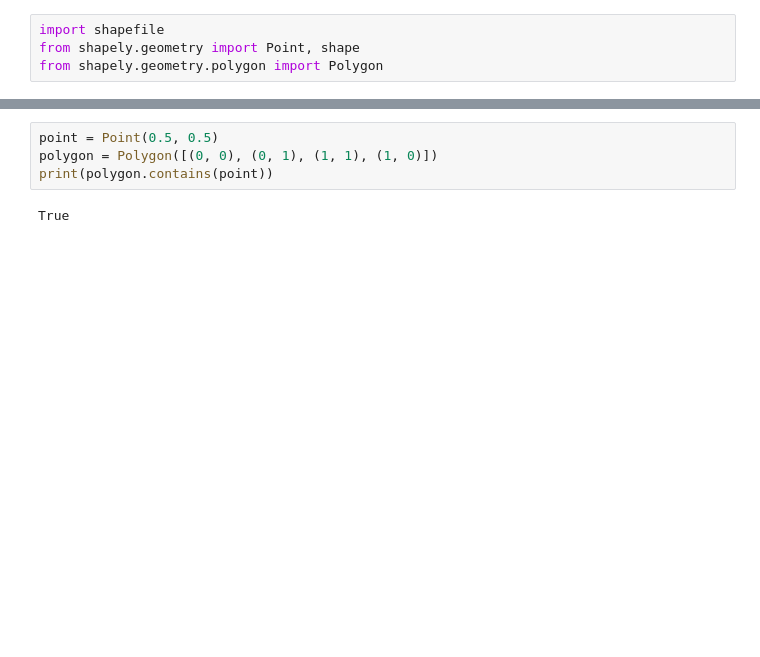
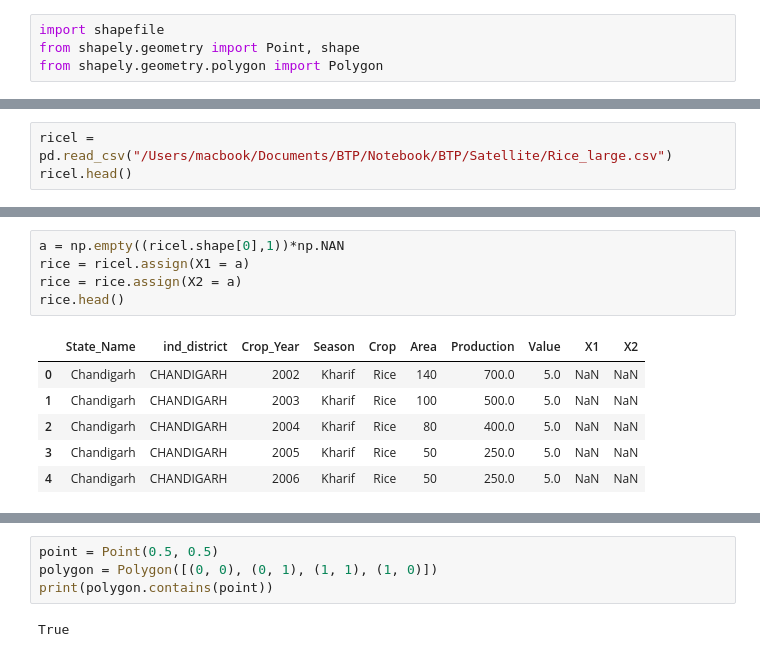
Before and after one commit to AkshanshChahal/ML-in-Agriculture, a Jupyter notebook: Satellite/Try Test Learn.ipynb, the cells around one changed output, grey strips where cells are left out. Drawn from its saved outputs; the diff is of its cells as text; blank space fills up the shorter version.

```diff
--- a/Satellite/Try Test Learn.ipynb
+++ b/Satellite/Try Test Learn.ipynb
@@ -4,0 +21,3 @@ from shapely.geometry.polygon import Polygon
+# %%
+ricel = pd.read_csv("/Users/macbook/Documents/BTP/Notebook/BTP/Satellite/Rice_large.csv")
+ricel.head()
@@ -4,0 +31,12 @@ from shapely.geometry.polygon import Polygon
+# %%
+a = np.empty((ricel.shape[0],1))*np.NAN
+rice = ricel.assign(X1 = a)
+rice = rice.assign(X2 = a)
+rice.head()
+# %% [output]
+|  | State_Name | ind_district | Crop_Year | Season | Crop | Area | Production | Value | X1 | X2 |
+| 0 | Chandigarh | CHANDIGARH | 2002 | Kharif | Rice | 140 | 700.0 | 5.0 | NaN | NaN |
+| 1 | Chandigarh | CHANDIGARH | 2003 | Kharif | Rice | 100 | 500.0 | 5.0 | NaN | NaN |
+| 2 | Chandigarh | CHANDIGARH | 2004 | Kharif | Rice | 80 | 400.0 | 5.0 | NaN | NaN |
+| 3 | Chandigarh | CHANDIGARH | 2005 | Kharif | Rice | 50 | 250.0 | 5.0 | NaN | NaN |
+| 4 | Chandigarh | CHANDIGARH | 2006 | Kharif | Rice | 50 | 250.0 | 5.0 | NaN | NaN |
```
Also changed, not shown: parts of 9 cells of this notebook, 3 other files.
